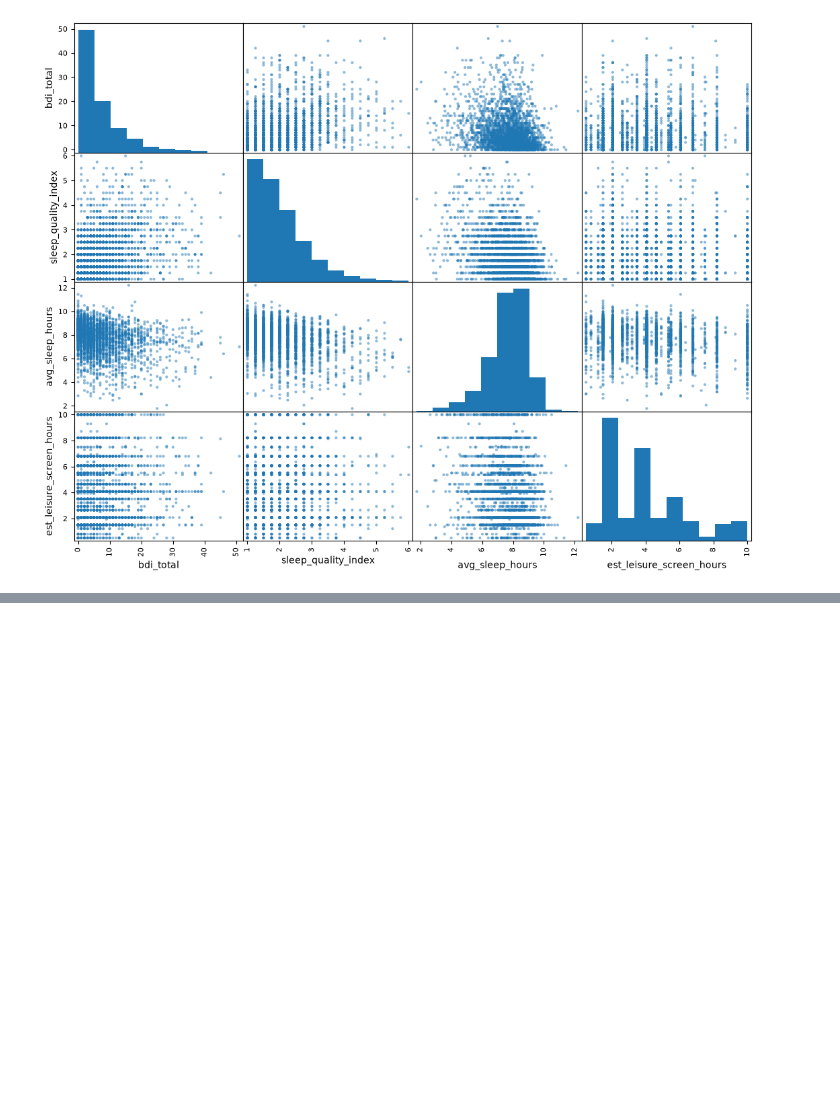
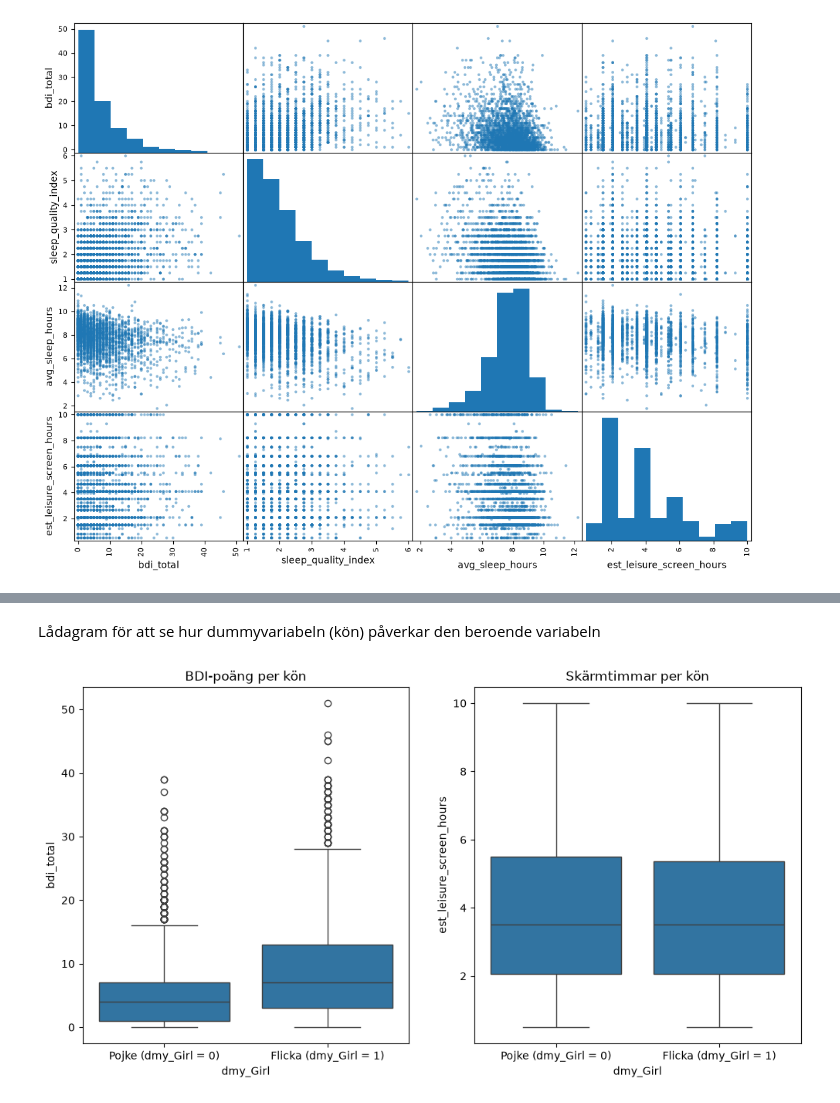
Before and after one commit to OscarWEdu/mlstackimp, a Jupyter notebook: eda/notebook.ipynb, the cells around one changed output, grey strips where cells are left out. Saved outputs shown, nothing was run; the diff lists cells and outputs as text; code cells hidden in the pictures; blank space fills up the shorter version.

```diff
--- a/eda/notebook.ipynb
+++ b/eda/notebook.ipynb
@@ -123,0 +140,15 @@ plt.show()
+# %% [markdown]
+Lådagram för att se hur dummyvariabeln (kön) påverkar den beroende variabeln
+# %%
+fig, axes = plt.subplots(1, 2, figsize=(12, 6))
+
+sns.boxplot(data = train, x = 'dmy_Girl', y = 'bdi_total', ax = axes[0])
+axes[0].set_title('BDI-poäng per kön')
+sns.boxplot(data = train, x = 'dmy_Girl', y = 'est_leisure_screen_hours', ax = axes[1])
+axes[1].set_title('Skärmtimmar per kön')
+
+for ax in axes:
+    ax.set_xticks([0, 1], labels = ['Pojke (dmy_Girl = 0)', 'Flicka (dmy_Girl = 1)'])
+plt.show()
+# %% [output]
+[figure, added]
```
Also changed, not shown: parts of 3 cells of this notebook.
